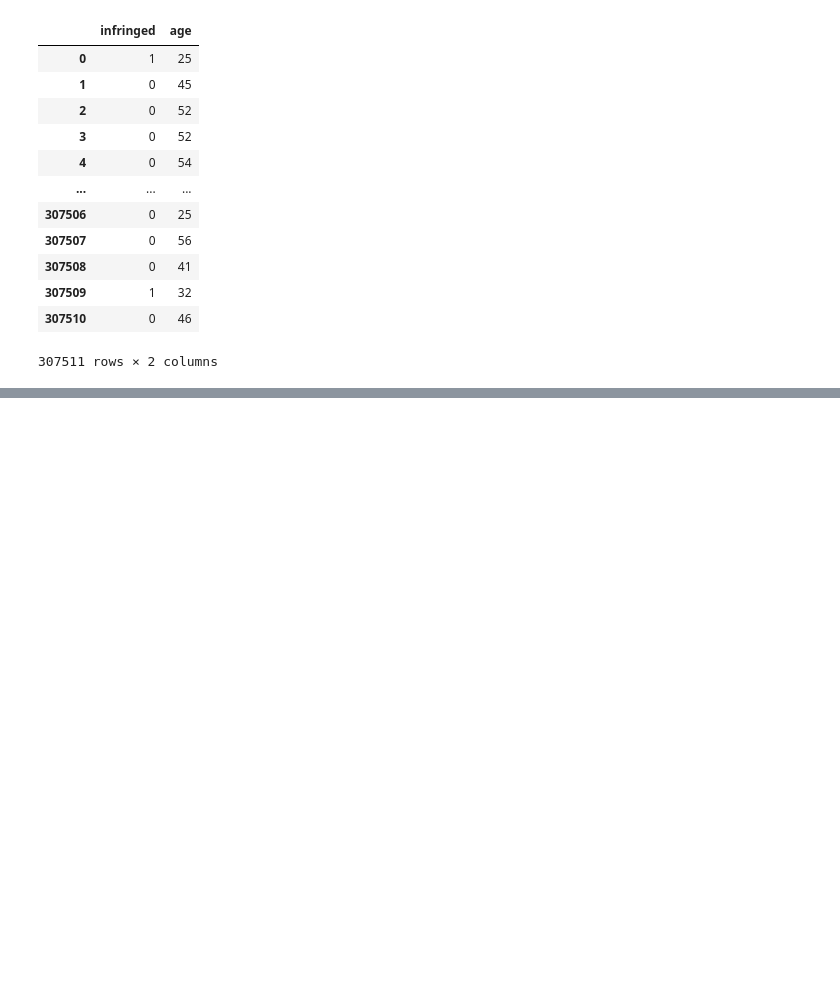
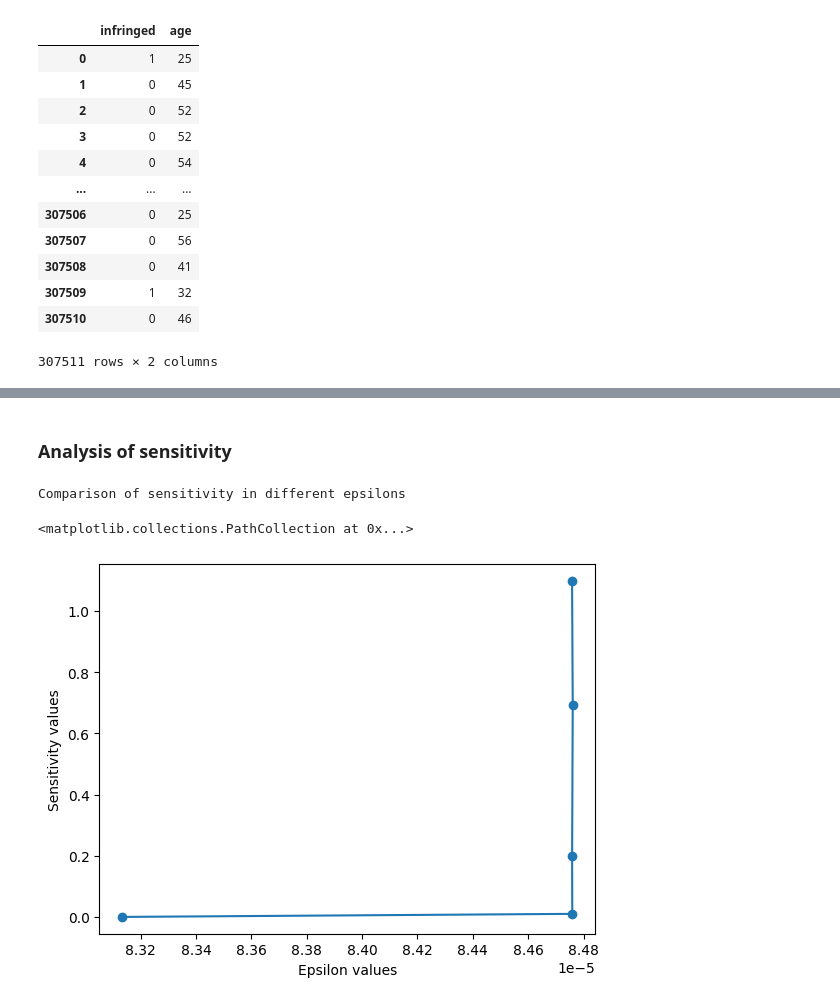
Before and after one commit to patii01/SP-Project, a Jupyter notebook: Assignment 2/SP_Assignment2.ipynb, the cells around one changed output, grey strips where cells are left out. Saved outputs shown, nothing was run; the diff lists cells and outputs as text; code cells hidden in the pictures; blank space fills up the shorter version.

```diff
--- a/Assignment 2/SP_Assignment2.ipynb
+++ b/Assignment 2/SP_Assignment2.ipynb
@@ -336,0 +366,19 @@ Total mean: 35.27742195367573
+# %% [markdown]
+### Analysis of sensitivity
+# %%
+
+epsilon_values = [0, 0.01, 0.2, np.log(2), np.log(3)]
+
+plt.figure()
+
+print("Comparison of sensitivity in different epsilons")
+
+x = [s_age, s_age_001, s_age_02, s_age_l2, s_age_l3]
+plt.xlabel("Epsilon values")
+plt.ylabel("Sensitivity values")
+plt.plot(x, epsilon_values)
+plt.scatter(x, epsilon_values)
+# %% [output]
+Comparison of sensitivity in different epsilons
+<matplotlib.collections.PathCollection at 0x...>
+[figure, added]
```
Also changed, not shown: parts of 24 cells of this notebook.
